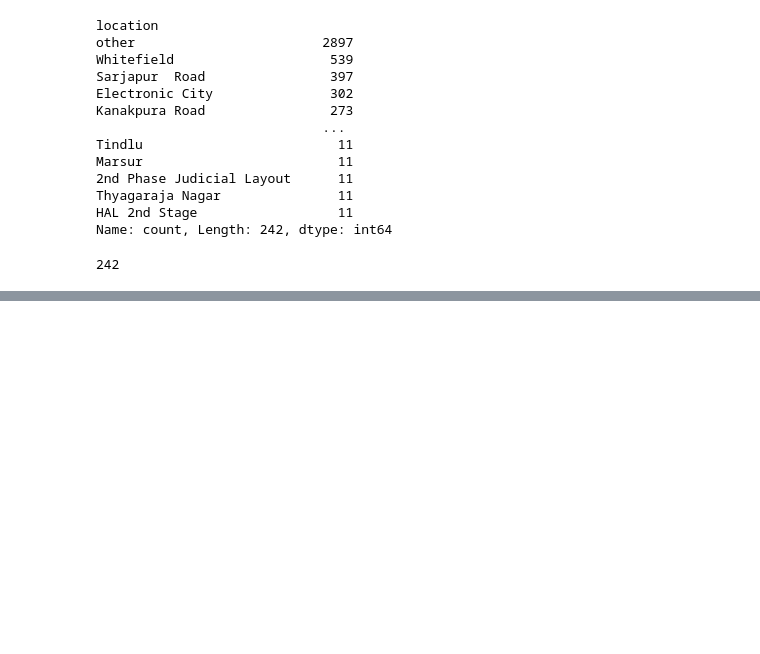
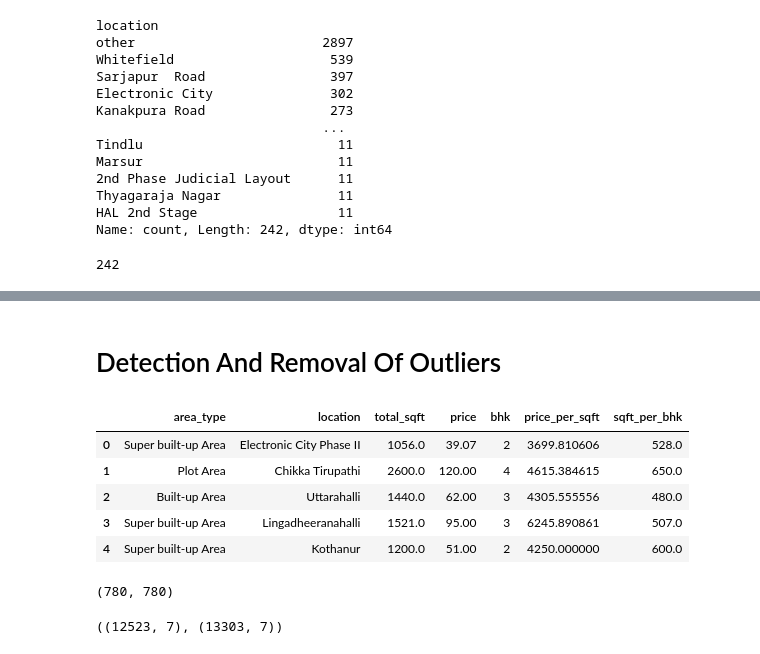
Before and after one commit to RoneyBABA/Housing, a Jupyter notebook: Proj0.ipynb, the cells around one changed output, grey strips where cells are left out. Drawn from its saved outputs; the diff is of its cells as text; code cells hidden in the pictures; blank space fills up the shorter version.

```diff
--- a/Proj0.ipynb
+++ b/Proj0.ipynb
@@ -365,0 +375,28 @@ df4.location.nunique()
+# %% [markdown]
+# Detection And Removal Of Outliers
+# %%
+df4['sqft_per_bhk'] = df4.total_sqft/df4.bhk
+df4.head()
+# %% [output]
+|  | area_type | location | total_sqft | price | bhk | price_per_sqft | sqft_per_bhk |
+| 0 | Super built-up Area | Electronic City Phase II | 1056.0 | 39.07 | 2 | 3699.810606 | 528.0 |
+| 1 | Plot Area | Chikka Tirupathi | 2600.0 | 120.00 | 4 | 4615.384615 | 650.0 |
+| 2 | Built-up Area | Uttarahalli | 1440.0 | 62.00 | 3 | 4305.555556 | 480.0 |
+| 3 | Super built-up Area | Lingadheeranahalli | 1521.0 | 95.00 | 3 | 6245.890861 | 507.0 |
+| 4 | Super built-up Area | Kothanur | 1200.0 | 51.00 | 2 | 4250.000000 | 600.0 |
+# %%
+anamoly1 = df4[df4.sqft_per_bhk<300]
+anamoly2 = df4[df4.sqft_per_bhk>2000]
+anamoly = pd.concat([anamoly1, anamoly2])
+
+# SIMILAR QUERRY BUT SHORTER
+outlier = df4[(df4.sqft_per_bhk<300) | (df4.sqft_per_bhk>2000)]
+len(anamoly), len(outlier)
+# %% [output]
+(780, 780)
+# %%
+cond = (df4.sqft_per_bhk<300) | (df4.sqft_per_bhk>2000)
+df5 = df4[~cond]
+df5.shape, df4.shape
+# %% [output]
+((12523, 7), (13303, 7))
```
Also changed, not shown: parts of 7 cells of this notebook, 1 other file.
